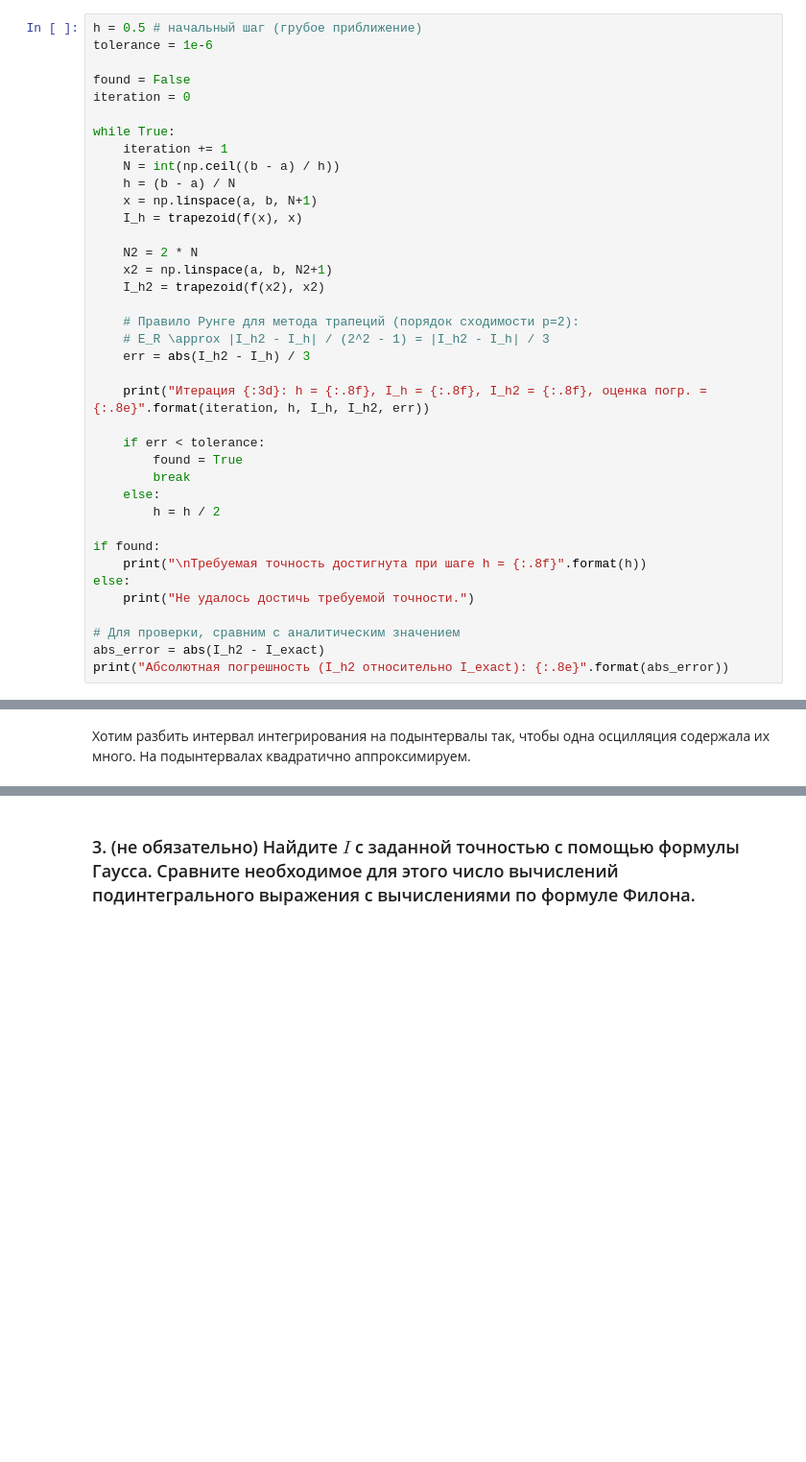
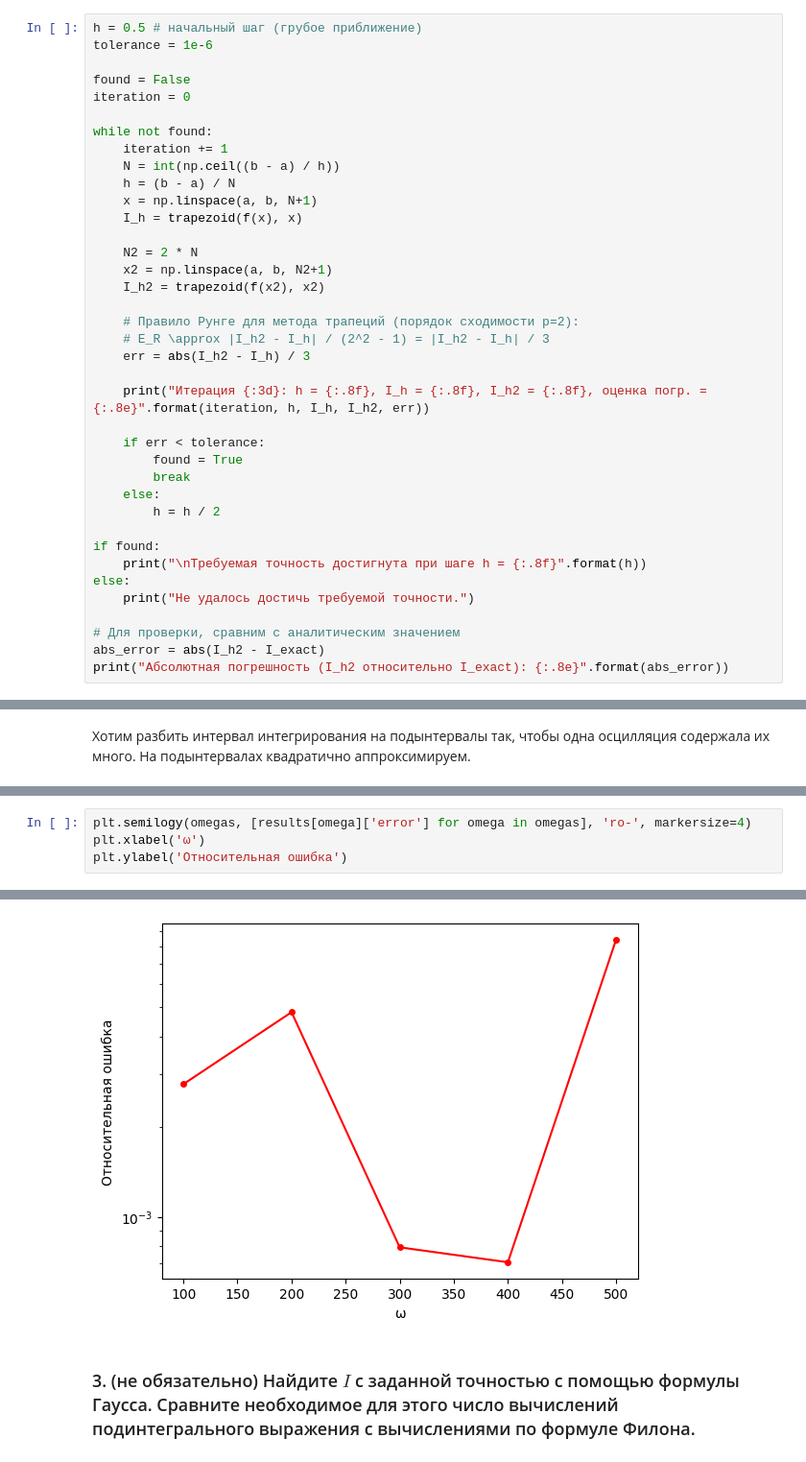
Before and after one commit to dyed-eye/numerical-methods, a Jupyter notebook: 6. Integration.ipynb, the cells around one changed output, grey strips where cells are left out. Shown at 96% size. Drawn from its saved outputs; the diff is of its cells as text; blank space fills up the shorter version.

```diff
--- a/6. Integration.ipynb
+++ b/6. Integration.ipynb
@@ -73,7 +72,7 @@ tolerance = 1e-6
 found = False
 iteration = 0
 
-while True:
+while not found:
     iteration += 1
     N = int(np.ceil((b - a) / h))
     h = (b - a) / N
@@ -396,0 +430,5 @@ KeyboardInterrupt:
+# %%
+plt.semilogy(omegas, [results[omega]['error'] for omega in omegas], 'ro-', markersize=4)
+plt.xlabel('ω')
+plt.ylabel('Относительная ошибка')
+# %% [output]
@@ -397,3 +436,4 @@ KeyboardInterrupt:
+[figure, added]
 # %% [markdown]
 ### 3. (не обязательно) Найдите $I$ с заданной точностью с помощью формулы Гаусса. Сравните необходимое для этого число вычислений подинтегрального выражения с вычислениями по формуле Филона.
 # %% [markdown]
```
Also changed, not shown: parts of 12 cells of this notebook.
